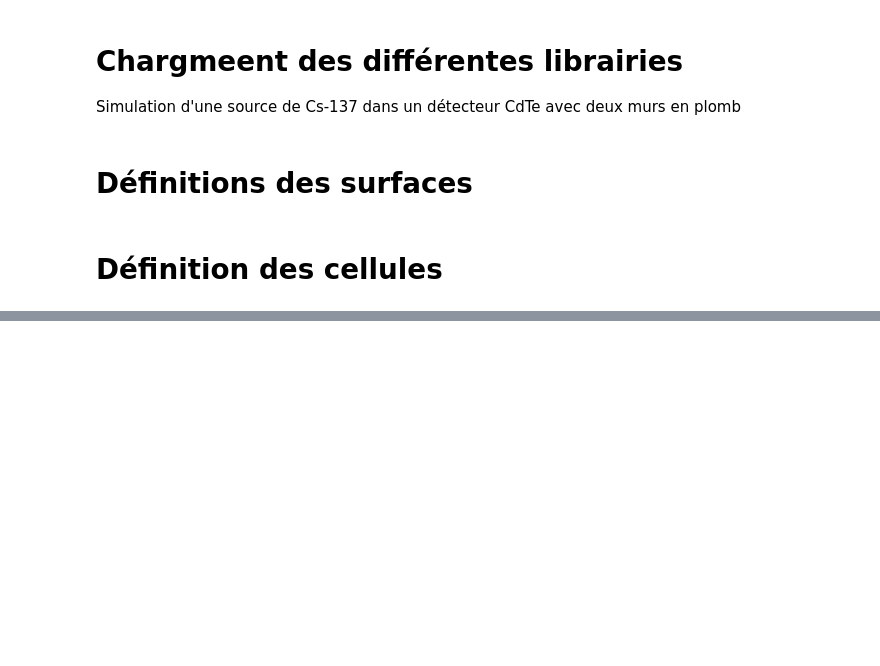
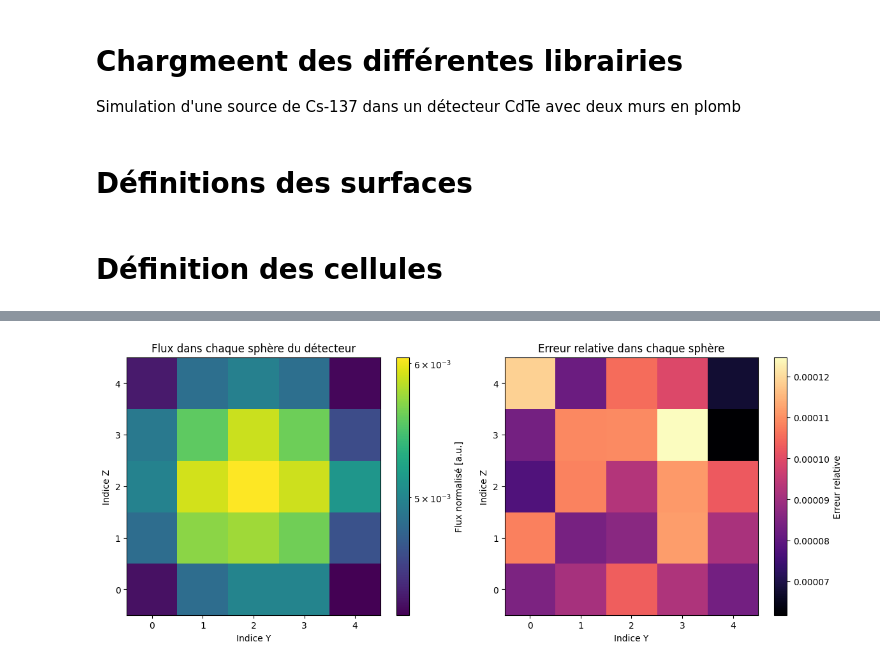
Before and after one commit to simonfouc120/open-mc-project, a Jupyter notebook: src/studies/simulation_cs_137_various_detectors/cesium_various_det.ipynb, the cells around one changed output, grey strips where cells are left out. Cells and saved outputs as stored; diff of their text form; code cells hidden in the pictures; blank space fills up the shorter version.

```diff
--- a/src/studies/simulation_cs_137_various_detectors/cesium_various_det.ipynb
+++ b/src/studies/simulation_cs_137_various_detectors/cesium_various_det.ipynb
@@ -335,0 +367,41 @@ plt.show()
+# %%
+sp = openmc.StatePoint(f"statepoint.{batches_number}.h5")
+sphere_fluxes = []
+sphere_errors = []
+for idx in range(len(detector_cells)):
+    tally = sp.get_tally(name=f"flux_sphere_{idx}")
+    flux = tally.mean.flatten()[0] / source.strength
+    error = tally.std_dev.flatten()[0] / source.strength
+    sphere_fluxes.append(flux)
+    sphere_errors.append(error)
+
+# Recréer la grille spatiale des sphères
+flux_grid = np.array(sphere_fluxes).reshape((lattice_size, lattice_size))
+error_grid = np.array(sphere_errors).reshape((lattice_size, lattice_size))
+fig, axs = plt.subplots(1, 2, figsize=(12, 5))
+
+# Plot flux
+im0 = axs[0].imshow(flux_grid, origin='lower', cmap='viridis',
+                    norm=LogNorm(vmin=np.min(flux_grid[flux_grid!=0]), vmax=flux_grid.max()),
+                    interpolation='nearest', aspect='auto')
+fig.colorbar(im0, ax=axs[0], label='Flux normalisé [a.u.]')
+axs[0].set_title('Flux dans chaque sphère du détecteur')
+axs[0].set_xlabel('Indice Y')
+axs[0].set_ylabel('Indice Z')
+axs[0].set_xticks(np.arange(lattice_size))
+axs[0].set_yticks(np.arange(lattice_size))
+
+# Plot error
+im1 = axs[1].imshow(error_grid, origin='lower', cmap='magma',
+                    interpolation='nearest', aspect='auto')
+fig.colorbar(im1, ax=axs[1], label='Erreur relative')
+axs[1].set_title('Erreur relative dans chaque sphère')
+axs[1].set_xlabel('Indice Y')
+axs[1].set_ylabel('Indice Z')
+axs[1].set_xticks(np.arange(lattice_size))
+axs[1].set_yticks(np.arange(lattice_size))
+
+plt.tight_layout()
+plt.show()
+# %% [output]
+[figure, added]
```
Also changed, not shown: parts of 9 cells of this notebook, 2 other files.
